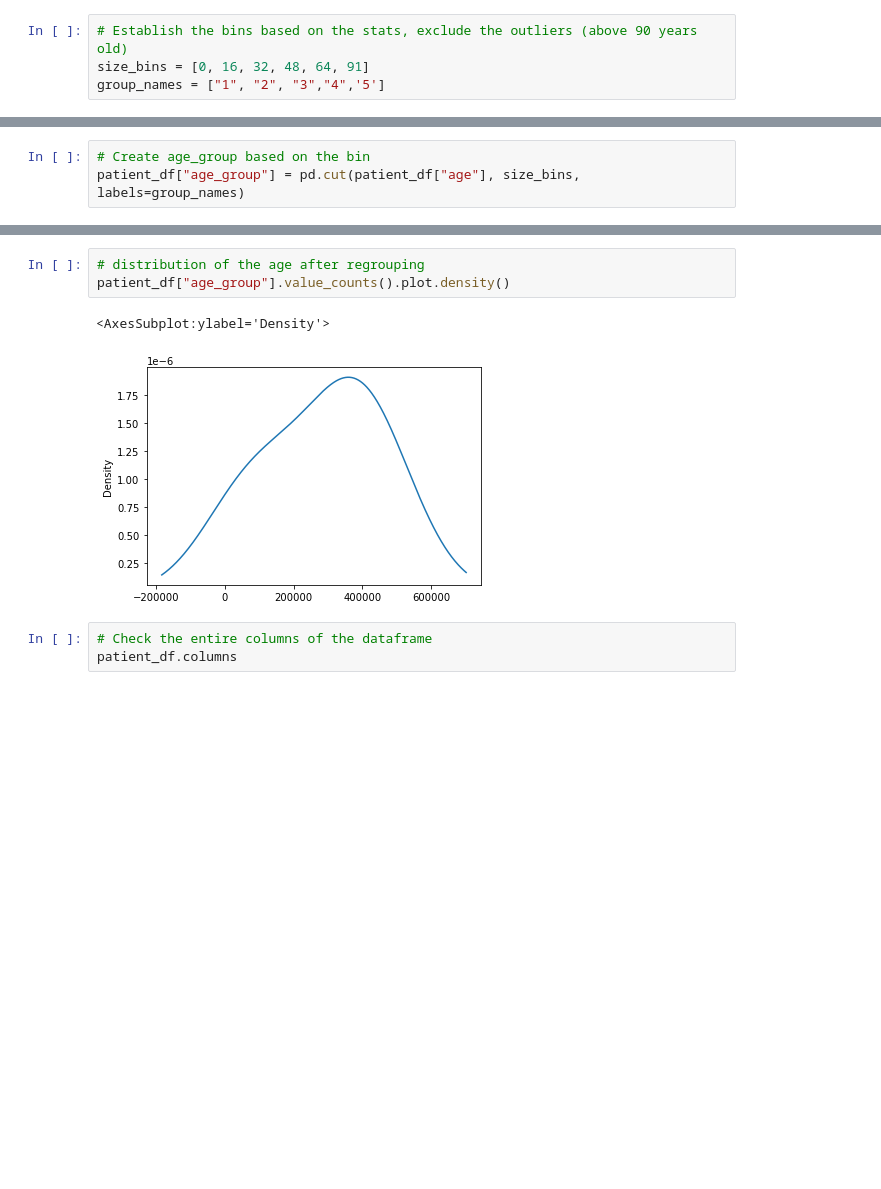
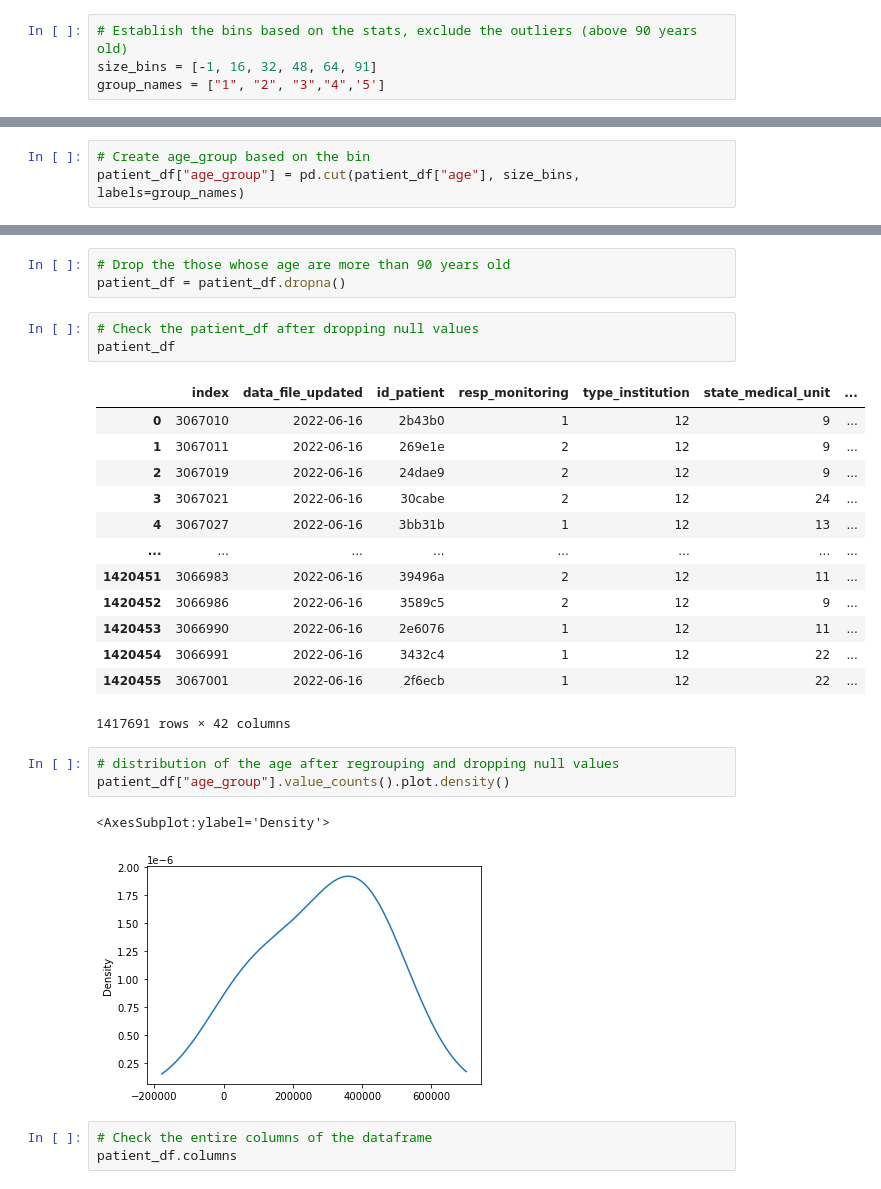
Before and after one commit to lindaperez/20_bk_AI_Covid19-Risk, a Jupyter notebook: Machine_Learning_Data_Preprocessing.ipynb, the cells around one changed output, grey strips where cells are left out. Drawn from its saved outputs; the diff is of its cells as text; blank space fills up the shorter version.

```diff
--- a/Machine_Learning_Data_Preprocessing.ipynb
+++ b/Machine_Learning_Data_Preprocessing.ipynb
@@ -90,7 +90,7 @@ boxplot = patient_df.boxplot(column=['age'])
 [figure]
 # %%
 # Establish the bins based on the stats, exclude the outliers (above 90 years old)
-size_bins = [0, 16, 32, 48, 64, 91]
+size_bins = [-1, 16, 32, 48, 64, 91]
 group_names = ["1", "2", "3","4",'5']
 # %%
 # dictionary of the updated categorical variables
@@ -114,9 +173,29 @@ patient_df["age_group"] = pd.cut(patient_df["age"], size_bins, labels=group_name
+# %%
+# Drop the those whose age are more than 90 years old
+patient_df = patient_df.dropna()
+# %%
+# Check the patient_df after dropping null values
+patient_df
+# %% [output]
+|  | index | data_file_updated | id_patient | resp_monitoring | type_institution | state_medical_unit | ... |
+| 0 | 3067010 | 2022-06-16 | 2b43b0 | 1 | 12 | 9 | ... |
+| 1 | 3067011 | 2022-06-16 | 269e1e | 2 | 12 | 9 | ... |
+| 2 | 3067019 | 2022-06-16 | 24dae9 | 2 | 12 | 9 | ... |
+| 3 | 3067021 | 2022-06-16 | 30cabe | 2 | 12 | 24 | ... |
+| 4 | 3067027 | 2022-06-16 | 3bb31b | 1 | 12 | 13 | ... |
+| ... | ... | ... | ... | ... | ... | ... | ... |
+| 1420451 | 3066983 | 2022-06-16 | 39496a | 2 | 12 | 11 | ... |
+| 1420452 | 3066986 | 2022-06-16 | 3589c5 | 2 | 12 | 9 | ... |
+| 1420453 | 3066990 | 2022-06-16 | 2e6076 | 1 | 12 | 11 | ... |
+| 1420454 | 3066991 | 2022-06-16 | 3432c4 | 1 | 12 | 22 | ... |
+| 1420455 | 3067001 | 2022-06-16 | 2f6ecb | 1 | 12 | 22 | ... |
+1417691 rows × 42 columns
 # %%
-# distribution of the age after regrouping
+# distribution of the age after regrouping and dropping null values
 patient_df["age_group"].value_counts().plot.density()
 # %% [output]
 <AxesSubplot:ylabel='Density'>
-[figure, old version]
+[figure, new version]
 # %%
 # Check the entire columns of the dataframe
 patient_df.columns
```
Also changed, not shown: parts of 19 cells of this notebook, 1 other file.
